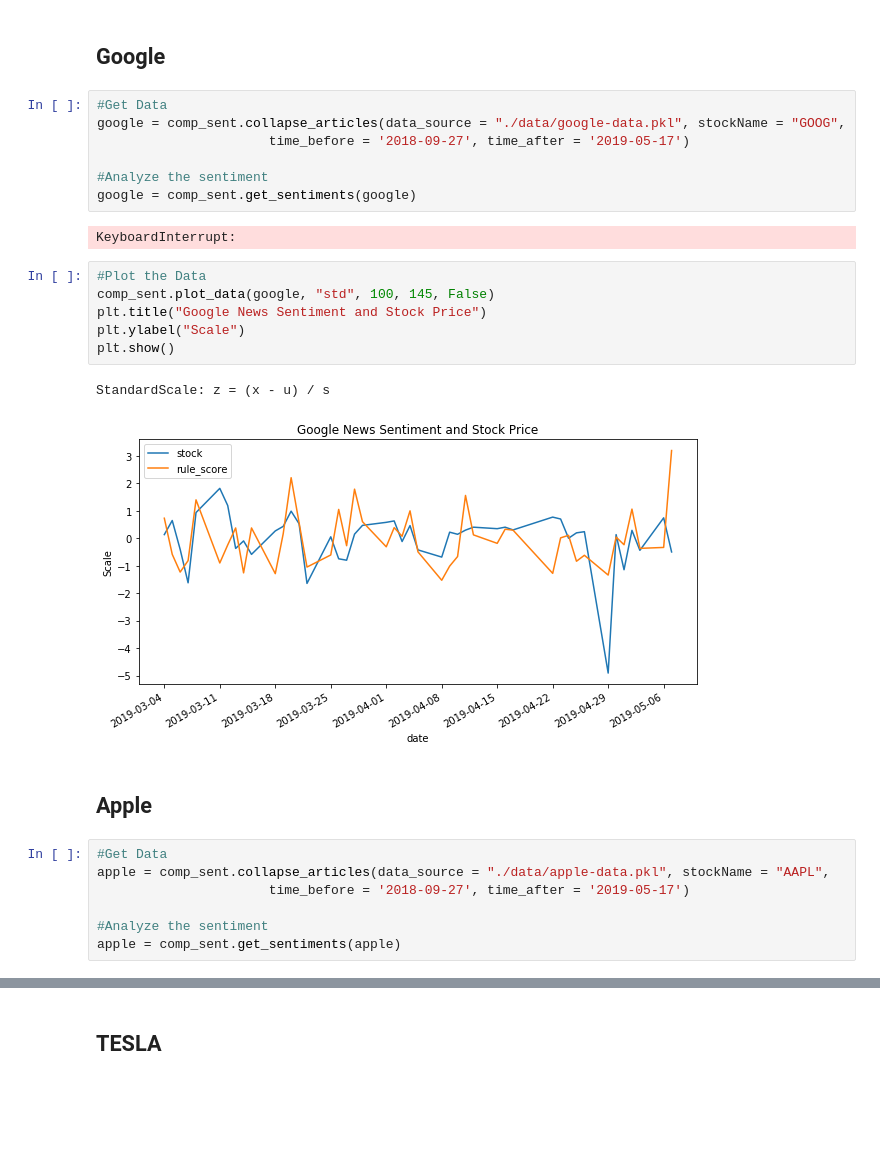
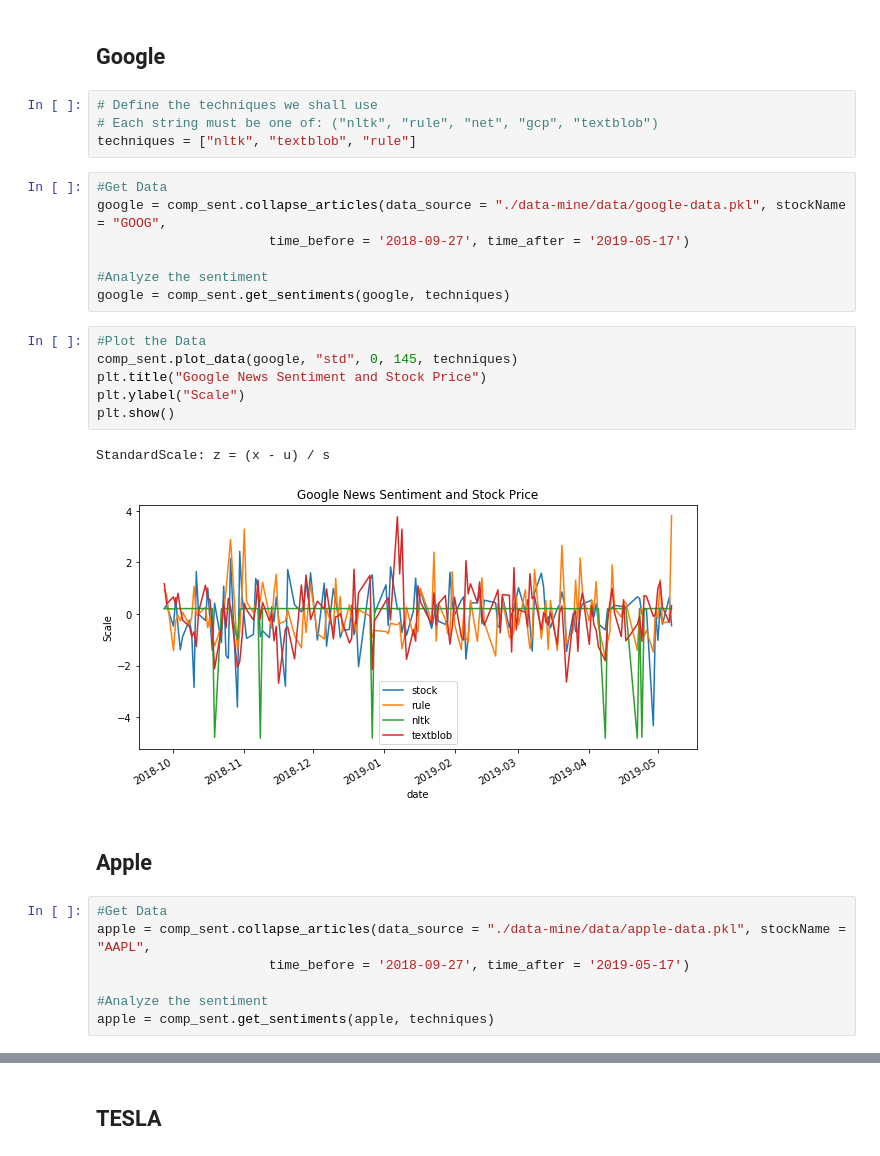
Before and after one commit to shrimpynuts/news-sentiment, a Jupyter notebook: explore_data.ipynb, the cells around one changed output, grey strips where cells are left out. Cells and saved outputs as stored; diff of their text form; blank space fills up the shorter version.

```diff
--- a/explore_data.ipynb
+++ b/explore_data.ipynb
@@ -6,32 +6,34 @@ import compare_sentiment as comp_sent
 import matplotlib.pyplot as plt
 # %% [markdown]
 ## Google
+# %%
+# Define the techniques we shall use
+# Each string must be one of: ("nltk", "rule", "net", "gcp", "textblob")
+techniques = ["nltk", "textblob", "rule"]
 # %%
 #Get Data
-google = comp_sent.collapse_articles(data_source = "./data/google-data.pkl", stockName = "GOOG",
+google = comp_sent.collapse_articles(data_source = "./data-mine/data/google-data.pkl", stockName = "GOOG",
                       time_before = '2018-09-27', time_after = '2019-05-17')
 
 #Analyze the sentiment
-google = comp_sent.get_sentiments(google)
+google = comp_sent.get_sentiments(google, techniques)
-# %% [output]
-KeyboardInterrupt:
 # %%
 #Plot the Data
-comp_sent.plot_data(google, "std", 100, 145, False)
+comp_sent.plot_data(google, "std", 0, 145, techniques)
 plt.title("Google News Sentiment and Stock Price")
 plt.ylabel("Scale")
 plt.show()
 # %% [output]
 StandardScale: z = (x - u) / s
-[figure, old version]
+[figure, new version]
 # %% [markdown]
 ## Apple
 # %%
 #Get Data
-apple = comp_sent.collapse_articles(data_source = "./data/apple-data.pkl", stockName = "AAPL",
+apple = comp_sent.collapse_articles(data_source = "./data-mine/data/apple-data.pkl", stockName = "AAPL",
                       time_before = '2018-09-27', time_after = '2019-05-17')
 
 #Analyze the sentiment
-apple = comp_sent.get_sentiments(apple)
+apple = comp_sent.get_sentiments(apple, techniques)
 # %%
 #Plot the Data
```
Also changed, not shown: parts of 6 cells of this notebook, 26 other files.
